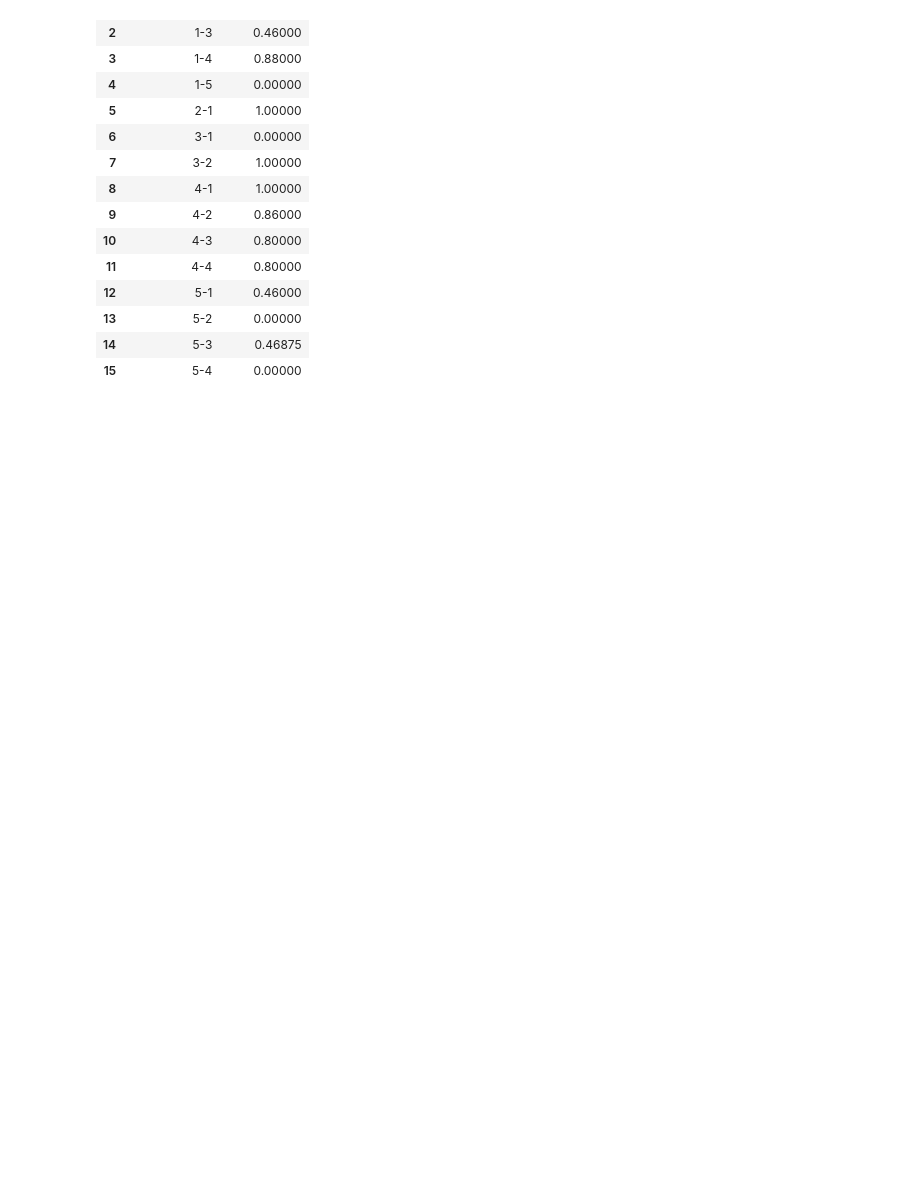
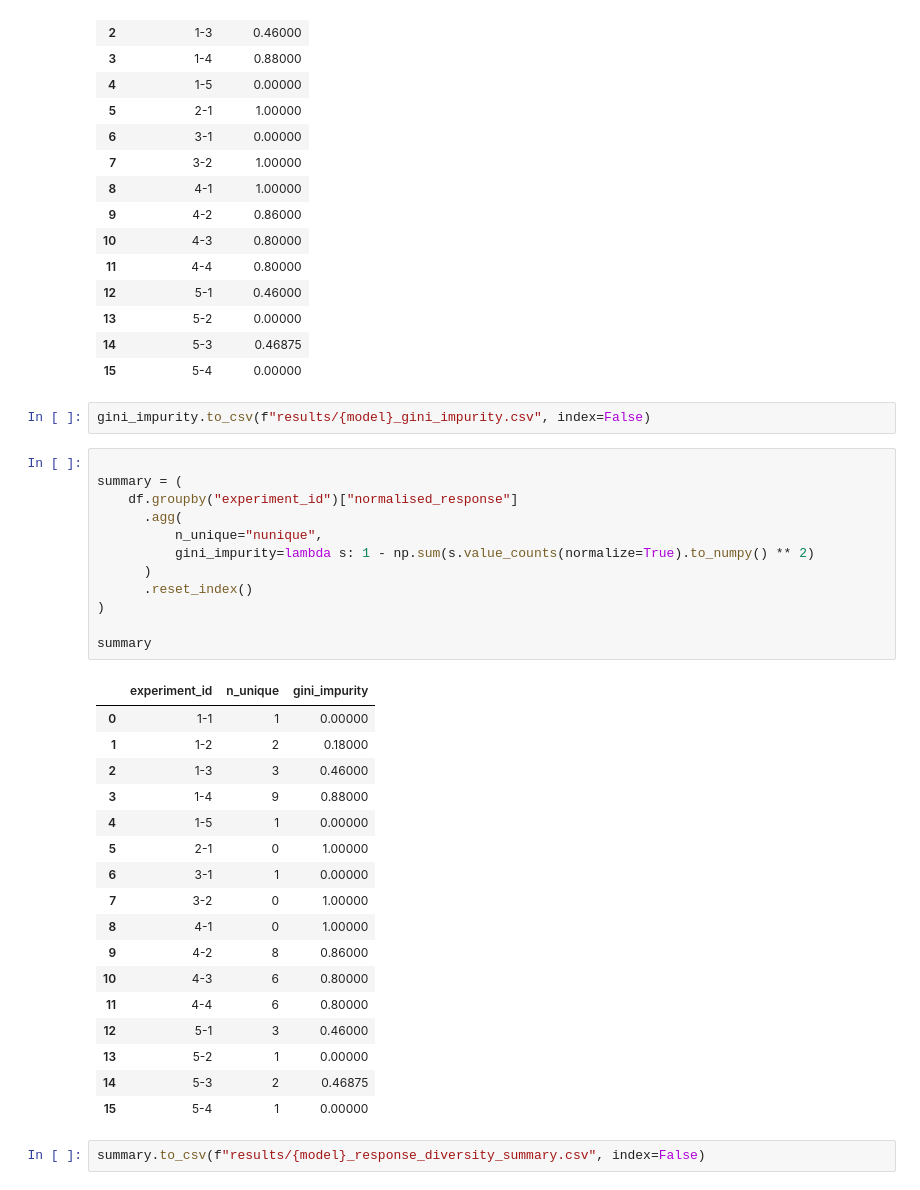
Before and after one commit to dracor-org/dracor-mcp-evaluation, a Jupyter notebook: 2025-DH-Paper-Automatic-Evaluation/responses_analyser.ipynb, the cells around one changed output. Drawn from its saved outputs; the diff is of its cells as text; blank space fills up the shorter version.

Commit message:
combined tables (gini imp + nunique) for both models

```diff
--- a/2025-DH-Paper-Automatic-Evaluation/responses_analyser.ipynb
+++ b/2025-DH-Paper-Automatic-Evaluation/responses_analyser.ipynb
@@ -1183,3 +1183,37 @@ gini_impurity
 | 13 | 5-2 | 0.00000 |
 | 14 | 5-3 | 0.46875 |
 | 15 | 5-4 | 0.00000 |
+# %%
+gini_impurity.to_csv(f"results/{model}_gini_impurity.csv", index=False)
+# %%
+
+summary = (
+    df.groupby("experiment_id")["normalised_response"]
+      .agg(
+          n_unique="nunique",
+          gini_impurity=lambda s: 1 - np.sum(s.value_counts(normalize=True).to_numpy() ** 2)
+      )
+      .reset_index()
+)
+
+summary
+# %% [output]
+|  | experiment_id | n_unique | gini_impurity |
+| 0 | 1-1 | 1 | 0.00000 |
+| 1 | 1-2 | 2 | 0.18000 |
+| 2 | 1-3 | 3 | 0.46000 |
+| 3 | 1-4 | 9 | 0.88000 |
+| 4 | 1-5 | 1 | 0.00000 |
+| 5 | 2-1 | 0 | 1.00000 |
+| 6 | 3-1 | 1 | 0.00000 |
+| 7 | 3-2 | 0 | 1.00000 |
+| 8 | 4-1 | 0 | 1.00000 |
+| 9 | 4-2 | 8 | 0.86000 |
+| 10 | 4-3 | 6 | 0.80000 |
+| 11 | 4-4 | 6 | 0.80000 |
+| 12 | 5-1 | 3 | 0.46000 |
+| 13 | 5-2 | 1 | 0.00000 |
+| 14 | 5-3 | 2 | 0.46875 |
+| 15 | 5-4 | 1 | 0.00000 |
+# %%
+summary.to_csv(f"results/{model}_response_diversity_summary.csv", index=False)
```
Also changed, not shown: 2 other files.
